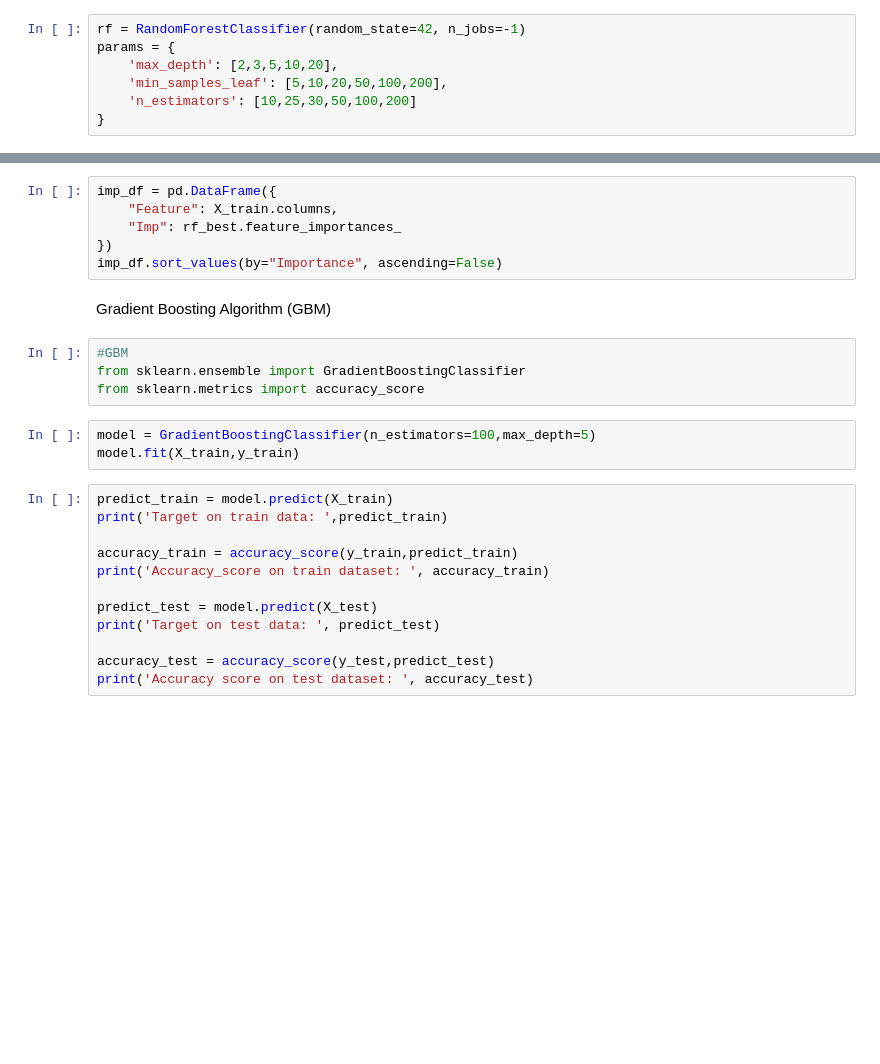
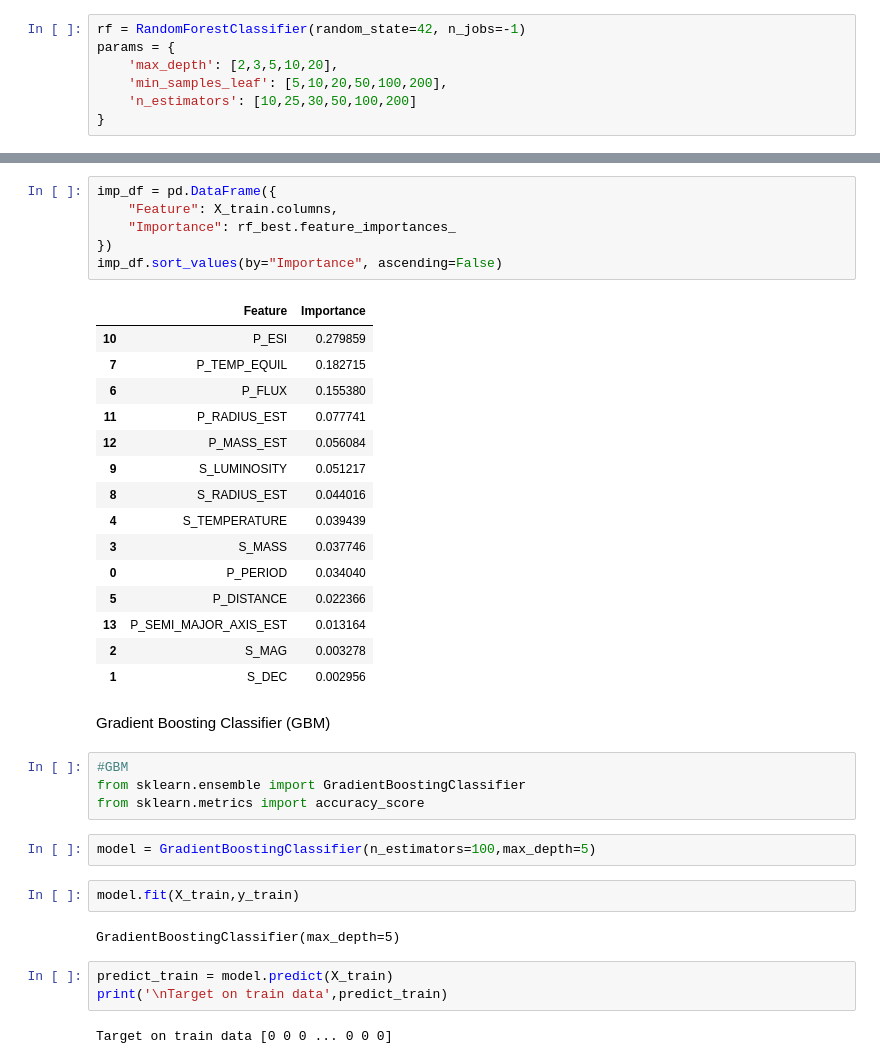
Before and after one commit to SigmaProtogen/SC1015-Exoplanet-Project, a Jupyter notebook: SC1015Proj_ML.ipynb, the cells around one changed output, grey strips where cells are left out. Cells and saved outputs as stored; diff of their text form; blank space fills up the shorter version.

```diff
--- a/SC1015Proj_ML.ipynb
+++ b/SC1015Proj_ML.ipynb
@@ -96,27 +125,39 @@ rf_best.feature_importances_
-# %%
-imp_df = pd.DataFrame({
-    "Feature": X_train.columns,
-    "Imp": rf_best.feature_importances_
-})
-imp_df.sort_values(by="Importance", ascending=False)
-# %% [markdown]
-Gradient Boosting Algorithm (GBM)
+# %%
+imp_df = pd.DataFrame({
+    "Feature": X_train.columns,
+    "Importance": rf_best.feature_importances_
+})
+imp_df.sort_values(by="Importance", ascending=False)
+# %% [output]
+|  | Feature | Importance |
+| 10 | P_ESI | 0.279859 |
+| 7 | P_TEMP_EQUIL | 0.182715 |
+| 6 | P_FLUX | 0.155380 |
+| 11 | P_RADIUS_EST | 0.077741 |
+| 12 | P_MASS_EST | 0.056084 |
+| 9 | S_LUMINOSITY | 0.051217 |
+| 8 | S_RADIUS_EST | 0.044016 |
+| 4 | S_TEMPERATURE | 0.039439 |
+| 3 | S_MASS | 0.037746 |
+| 0 | P_PERIOD | 0.034040 |
+| 5 | P_DISTANCE | 0.022366 |
+| 13 | P_SEMI_MAJOR_AXIS_EST | 0.013164 |
+| 2 | S_MAG | 0.003278 |
+| 1 | S_DEC | 0.002956 |
+# %% [markdown]
+Gradient Boosting Classifier (GBM)
 # %%
 #GBM
 from sklearn.ensemble import GradientBoostingClassifier
 from sklearn.metrics import accuracy_score
 # %%
 model = GradientBoostingClassifier(n_estimators=100,max_depth=5)
-model.fit(X_train,y_train)
+# %%
+model.fit(X_train,y_train)
+# %% [output]
+GradientBoostingClassifier(max_depth=5)
 # %%
 predict_train = model.predict(X_train)
-print('Target on train data: ',predict_train)
-
-accuracy_train = accuracy_score(y_train,predict_train)
-print('Accuracy_score on train dataset: ', accuracy_train)
-
-predict_test = model.predict(X_test)
-print('Target on test data: ', predict_test)
-
-accuracy_test = accuracy_score(y_test,predict_test)
-print('Accuracy score on test dataset: ', accuracy_test)
+print('\nTarget on train data',predict_train)
+# %% [output]
+Target on train data [0 0 0 ... 0 0 0]
```
Also changed, not shown: parts of 21 cells of this notebook.
